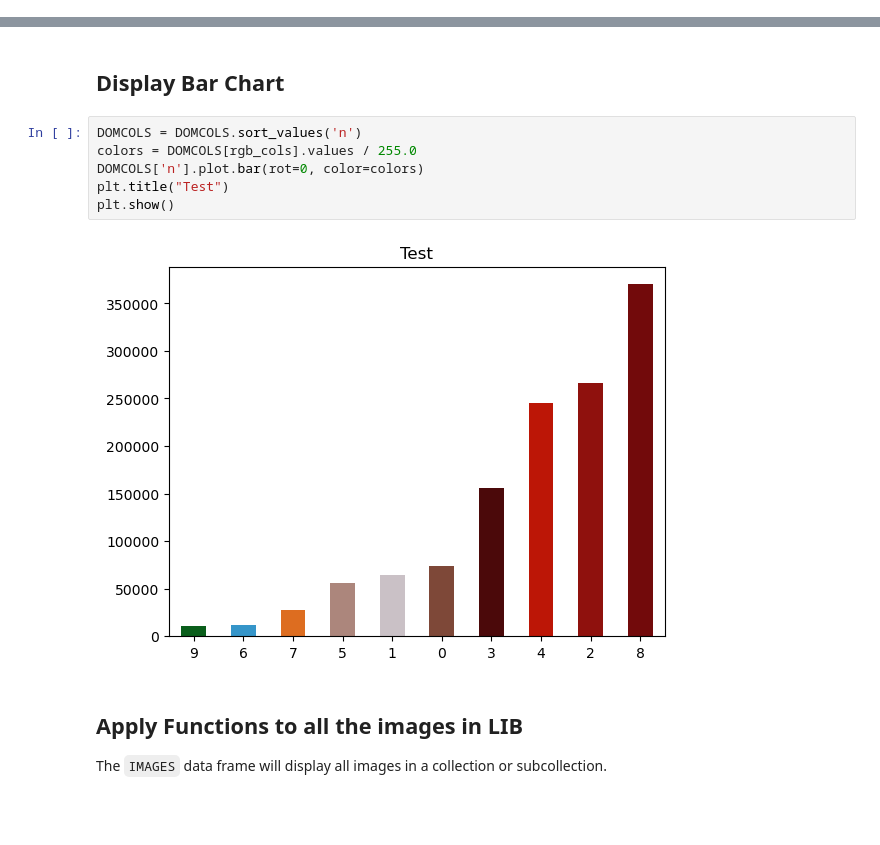
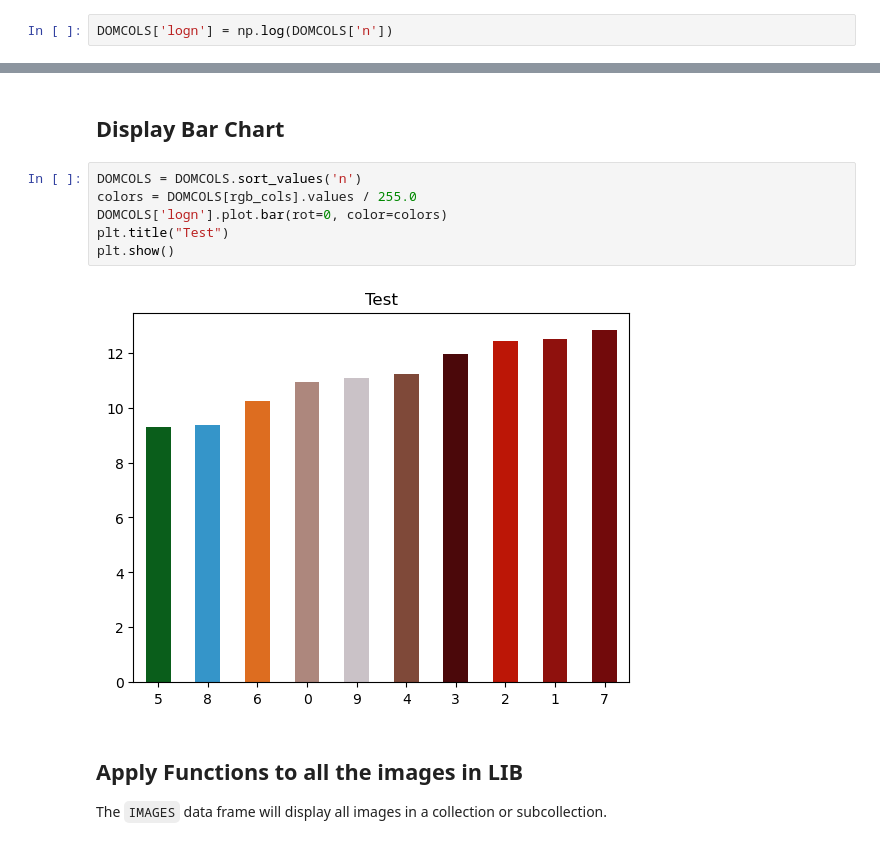
Before and after one commit to ontoligent/data-as-art, a Jupyter notebook: test.ipynb, the cells around one changed output, grey strips where cells are left out. Saved outputs shown, nothing was run; the diff lists cells and outputs as text; blank space fills up the shorter version.

```diff
--- a/test.ipynb
+++ b/test.ipynb
@@ -132,3 +132,5 @@ DOMCOLS
+# %%
+DOMCOLS['logn'] = np.log(DOMCOLS['n'])
 # %% [markdown]
 ## Display Color Bar
 
@@ -151,11 +153,11 @@ plot_colors(img_dom_cols, "Test")
 # %%
 DOMCOLS = DOMCOLS.sort_values('n')
 colors = DOMCOLS[rgb_cols].values / 255.0
-DOMCOLS['n'].plot.bar(rot=0, color=colors)
+DOMCOLS['logn'].plot.bar(rot=0, color=colors)
 plt.title("Test")
 plt.show()
 # %% [output]
-[figure, old version]
+[figure, new version]
 # %% [markdown]
 ## Apply Functions to all the images in LIB
 
```
Also changed, not shown: parts of 9 cells of this notebook, 27 other files.
